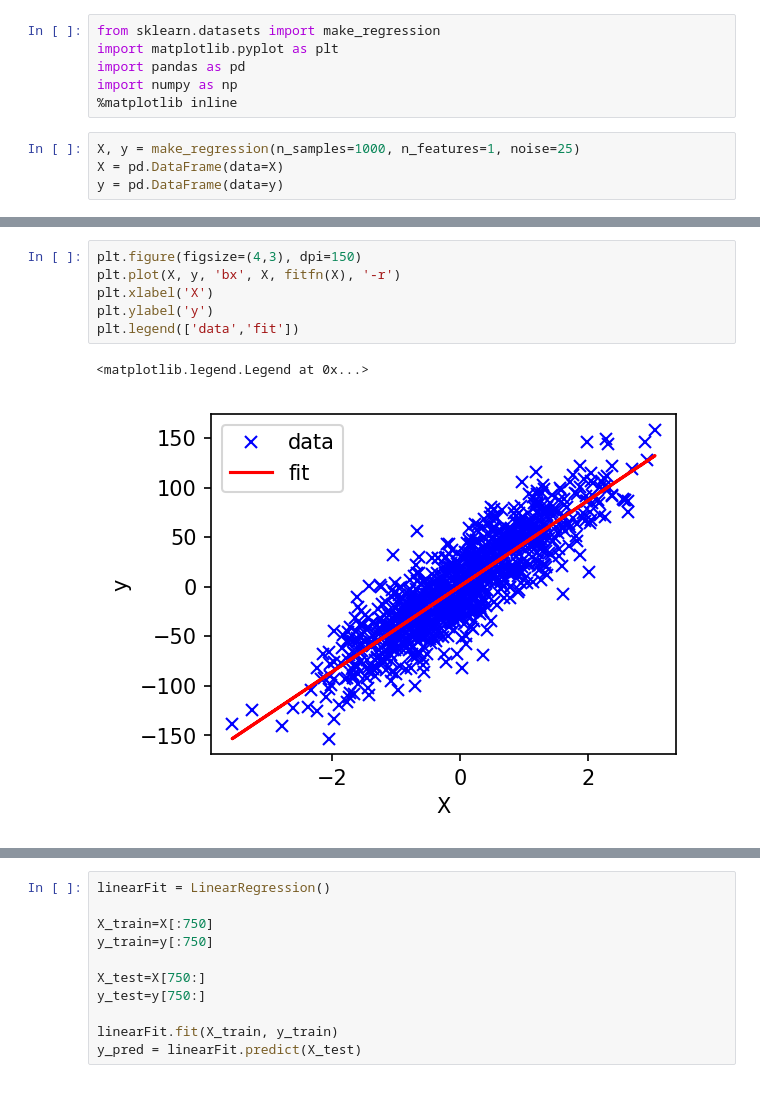
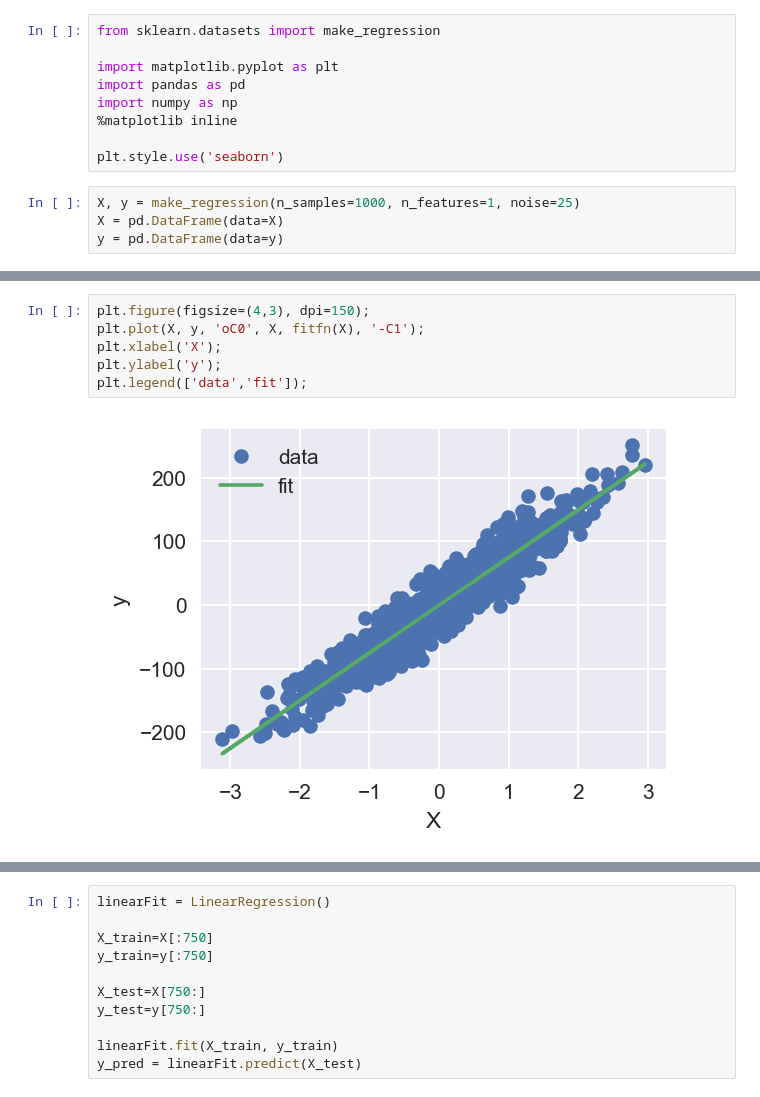
Before and after one commit to learningmachineslab/tutorials, a Jupyter notebook: linearfit/1D Linear Fit.ipynb, the cells around one changed output, grey strips where cells are left out. Drawn from its saved outputs; the diff is of its cells as text.

```diff
--- a/linearfit/1D Linear Fit.ipynb
+++ b/linearfit/1D Linear Fit.ipynb
@@ -1,9 +1,12 @@
 # %%
 from sklearn.datasets import make_regression
+
 import matplotlib.pyplot as plt
 import pandas as pd
 import numpy as np
 %matplotlib inline
+
+plt.style.use('seaborn')
 # %%
 X, y = make_regression(n_samples=1000, n_features=1, noise=25)
 X = pd.DataFrame(data=X)
@@ -54,9 +66,8 @@ m:  43.14205581266328 b:  0.6288489203169555
 # %%
-plt.figure(figsize=(4,3), dpi=150)
-plt.plot(X, y, 'bx', X, fitfn(X), '-r')
-plt.xlabel('X')
-plt.ylabel('y')
-plt.legend(['data','fit'])
+plt.figure(figsize=(4,3), dpi=150);
+plt.plot(X, y, 'oC0', X, fitfn(X), '-C1');
+plt.xlabel('X');
+plt.ylabel('y');
+plt.legend(['data','fit']);
 # %% [output]
-<matplotlib.legend.Legend at 0x...>
-[figure, old version]
+[figure, new version]
```
Also changed, not shown: parts of 16 cells of this notebook.
